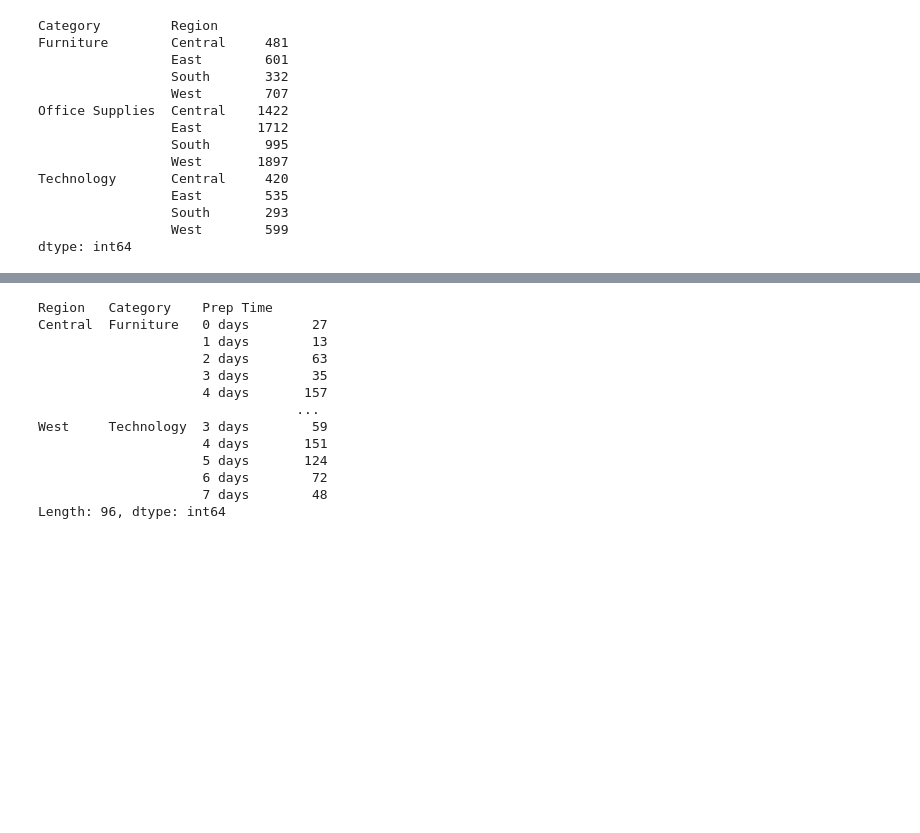
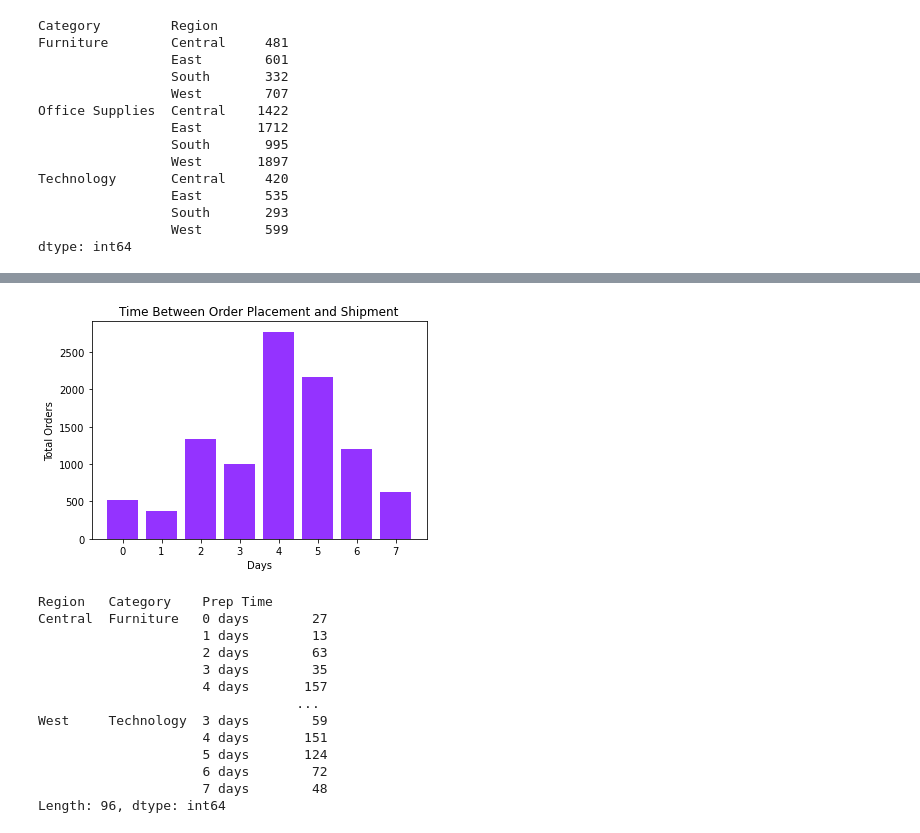
Before and after one commit to samar14641/timeseries-101, a Jupyter notebook: superstore.ipynb, the cells around one changed output, grey strips where cells are left out. Saved outputs shown, nothing was run; the diff lists cells and outputs as text; code cells hidden in the pictures; blank space fills up the shorter version.

```diff
--- a/superstore.ipynb
+++ b/superstore.ipynb
@@ -113,3 +110,14 @@ data['Prep Time'] = data['Ship Date'] - data['Order Date']
+# %%
+prep_counts = data['Prep Time'].value_counts()
+
+plt.bar(prep_counts.reset_index()['index'].dt.total_seconds() / 86400, prep_counts, color = '#9433ff')  # resets index, converts col from days as a timedelta to seconds as a float, then divide to get number of days
+plt.title('Time Between Order Placement and Shipment')
+plt.xlabel('Days')
+plt.ylabel('Total Orders')
+plt.show()
+plt.close()
+# %% [output]
+[figure, added]
 # %%
 data.groupby(['Region', 'Category', 'Prep Time']).size()
 # %% [output]
```
Also changed, not shown: parts of 9 cells of this notebook.
